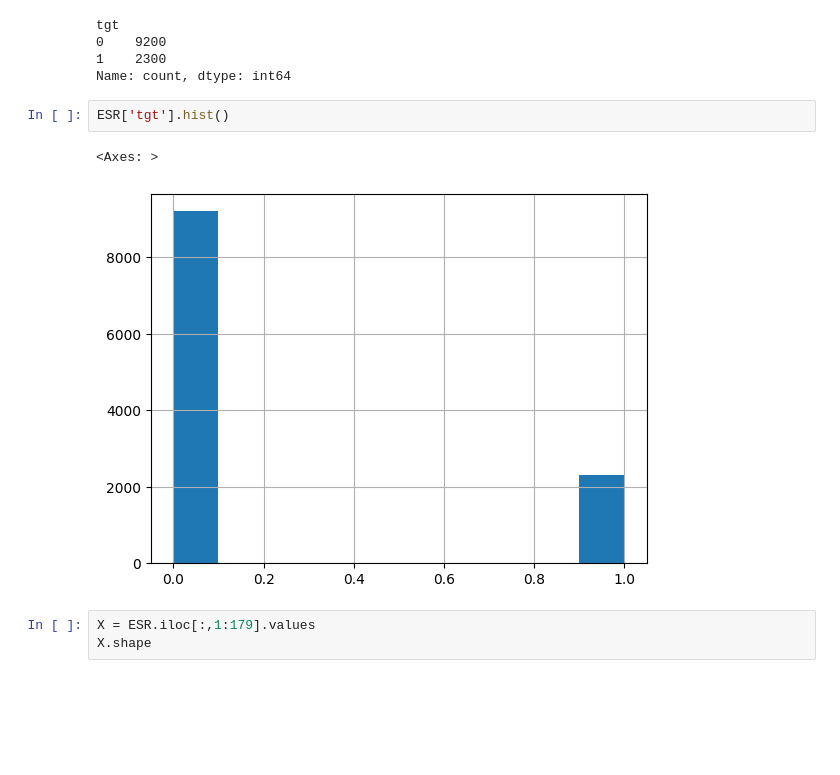
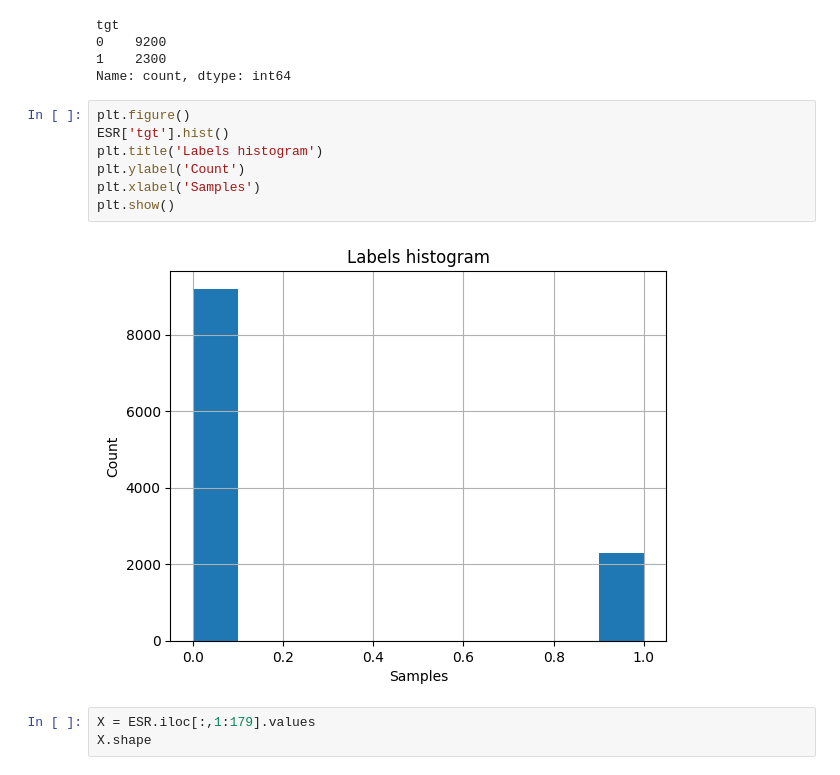
Before and after one commit to m-wieloch/MLATNAN-eeg, a Jupyter notebook: EEG_epilepsy.ipynb, the cells around one changed output. Drawn from its saved outputs; the diff is of its cells as text; blank space fills up the shorter version.

```diff
--- a/EEG_epilepsy.ipynb
+++ b/EEG_epilepsy.ipynb
@@ -95,11 +104,15 @@ tgt
 0    9200
 1    2300
 Name: count, dtype: int64
-# %%
-ESR['tgt'].hist()
-# %% [output]
-<Axes: >
-[figure, removed]
+# %%
+plt.figure()
+ESR['tgt'].hist()
+plt.title('Labels histogram')
+plt.ylabel('Count')
+plt.xlabel('Samples')
+plt.show()
+# %% [output]
+[figure, added]
 # %%
 X = ESR.iloc[:,1:179].values
 X.shape
```
Also changed, not shown: parts of 20 cells of this notebook.
